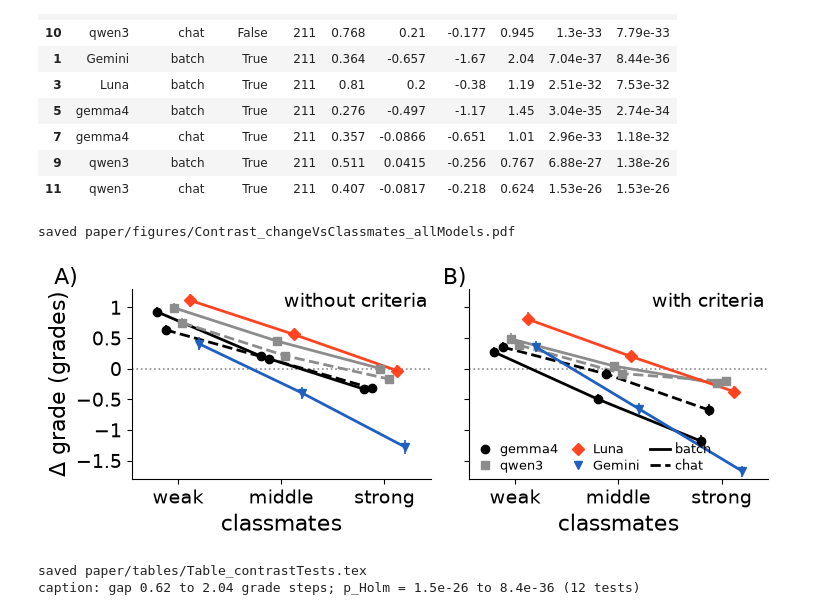
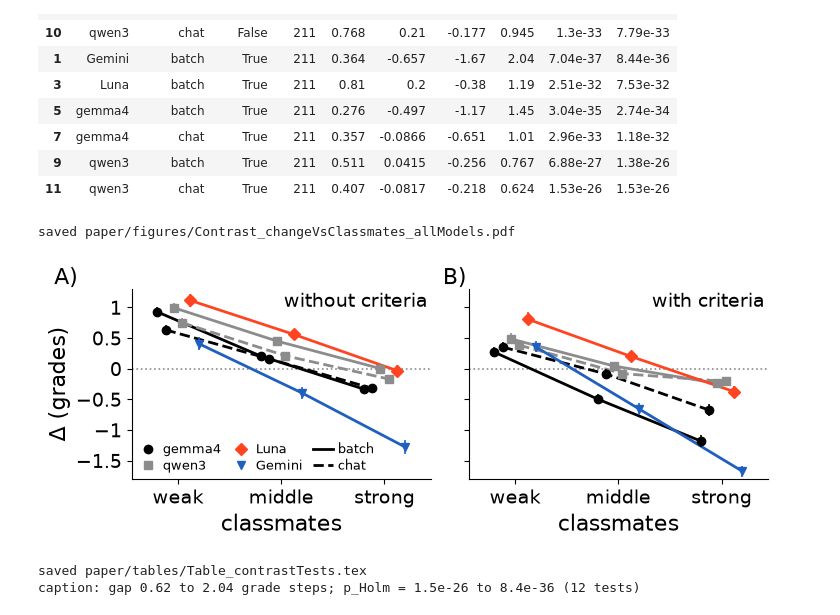
Before and after one commit to Hintzelab/graded-against-the-group, a Jupyter notebook: analysis.ipynb, the cells around one changed output. Saved outputs shown, nothing was run; the diff lists cells and outputs as text; code cells hidden in the pictures.

Commit message:
Figures: shorter y-axis labels, legend of the contrast figure moved
Co-Authored-By: Claude Opus 5.5 <noreply@anthropic.com>

```diff
--- a/analysis.ipynb
+++ b/analysis.ipynb
@@ -1025,7 +1025,7 @@ for i, (ax, crit, note) in enumerate(zip(axes, (False, True), ("without criteria
     ax.set_ylim(0, 1.0)
     ax.set_xlabel("group size", fontsize=LABEL)
     if i == 0:
-        ax.set_ylabel("|Δ grade| (grades)", fontsize=LABEL)
+        ax.set_ylabel("|Δ| (grades)", fontsize=LABEL)
         ax.set_yticks([0, 0.25, 0.5, 0.75, 1.0], ["0", "0.25", "0.5", "0.75", "1"], fontsize=TICK)
     else:
         ax.tick_params(axis="y", labelsize=0)
@@ -1191,36 +1191,36 @@ for i, (ax, crit, note) in enumerate(zip(axes, (False, True), ("without criteria
     ax.axhline(0, color=GRAY, linestyle=":", linewidth=1.2, zorder=1)
     for model, workflow in SERIES:
         d = contrast_summary[(contrast_summary.model == model) & (contrast_summary.workflow == workflow) &
                              (contrast_summary.criteria == crit)].set_index("profile").loc[["weak", "middle", "strong"]]
         x = np.arange(3) + X_OFFSET[(model, workflow)]
         color, marker = MODEL_COLOR[model], MODEL_MARKER[model]
         ax.plot(x, d["mean"], "-" if workflow == "batch" else "--", color=color, linewidth=2.0, zorder=2)
         ax.errorbar(x, d["mean"], yerr=[d["mean"] - d.lo, d.hi - d["mean"]], fmt=marker, color=color,
                     markersize=6, elinewidth=1.2, capsize=0, zorder=3)
     ax.set_xticks(range(3), ["weak", "middle", "strong"], fontsize=TICK)
     ax.set_xlim(-0.45, 2.45)
     ax.set_ylim(-1.8, 1.3)
     ax.set_xlabel("classmates", fontsize=LABEL)
     if i == 0:
-        ax.set_ylabel("Δ grade (grades)", fontsize=LABEL)
+        ax.set_ylabel("Δ (grades)", fontsize=LABEL)
         ax.set_yticks([-1.5, -1, -0.5, 0, 0.5, 1], ["−1.5", "−1", "−0.5", "0", "0.5", "1"], fontsize=TICK)
     else:
         ax.tick_params(axis="y", labelsize=0)
     ax.text(2.42, 1.25, note, fontsize=TICK, ha="right", va="top")
     ax.text(-1.2 if i == 0 else -0.7, 1.38, "AB"[i] + ")", fontsize=LABEL)
     for side in ("top", "right"):
         ax.spines[side].set_visible(False)
 handles = [Line2D([], [], color=MODEL_COLOR[m], marker=MODEL_MARKER[m], linestyle="none", markersize=6, label=m)
            for m in MODEL_COLOR]
 handles += [Line2D([], [], color=BLACK, linestyle="-", linewidth=2, label="batch"),
             Line2D([], [], color=BLACK, linestyle="--", linewidth=2, label="chat")]
-axes[1].legend(handles=handles, loc="lower left", fontsize=9, frameon=False, ncol=3, handlelength=1.6,
+axes[0].legend(handles=handles, loc="lower left", fontsize=9, frameon=False, ncol=3, handlelength=1.6,
                columnspacing=0.8, labelspacing=0.2, handletextpad=0.4, borderaxespad=0.1)
 save_figure(fig, "Contrast_changeVsClassmates_allModels")
 plt.show()
 # %% [output]
 saved paper/figures/Contrast_changeVsClassmates_allModels.pdf
-[figure, old version]
+[figure, new version]
 # %%
 # 5b) SI table (LaTeX) and the p-value range for the caption
 t = contrast_tests.sort_values(["criteria", "model", "workflow"])
```
Also changed, not shown: parts of 1 cell of this notebook.
